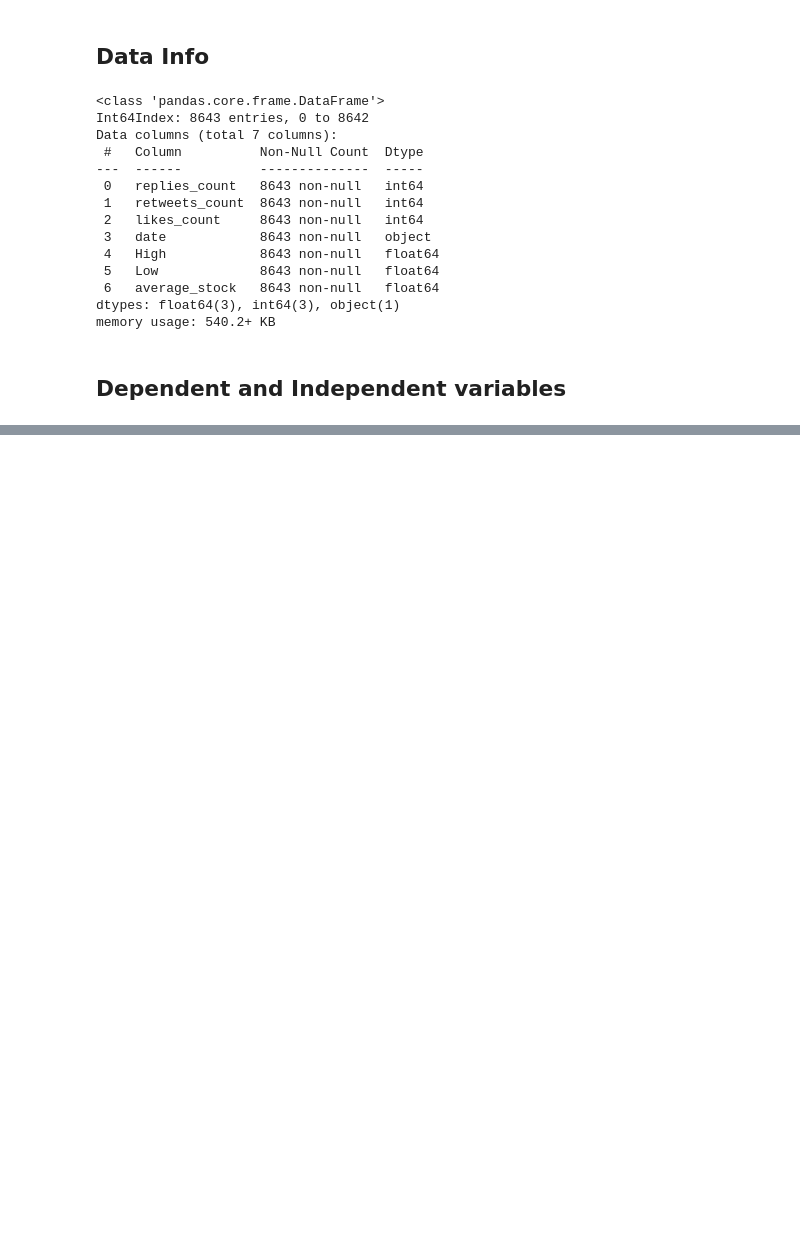
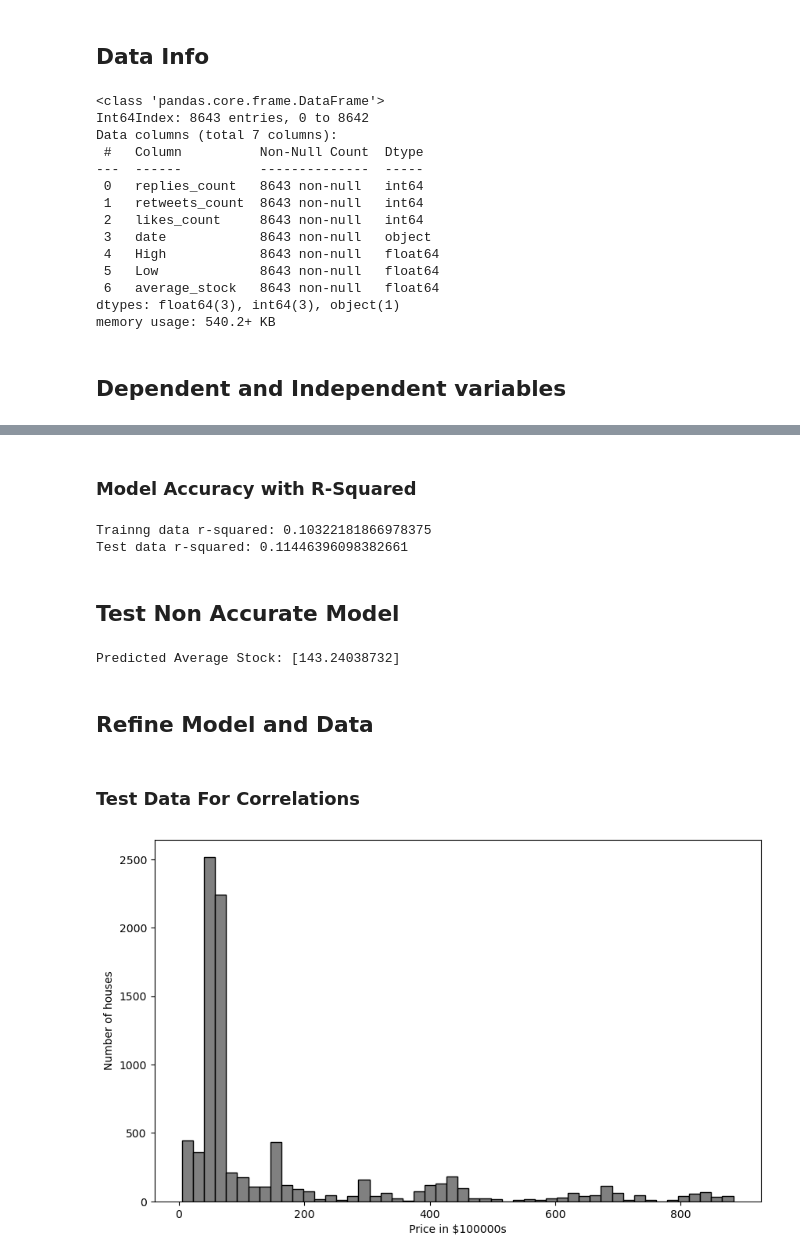
Before and after one commit to epicYellow/ElonMusk-TeslaPrediction, a Jupyter notebook: ElonMusk_TeslaStock_InteractionPrediction.ipynb, the cells around one changed output, grey strips where cells are left out. Saved outputs shown, nothing was run; the diff lists cells and outputs as text; code cells hidden in the pictures; blank space fills up the shorter version.

Commit message:
Data Refinement with Log
Check correlations

```diff
--- a/ElonMusk_TeslaStock_InteractionPrediction.ipynb
+++ b/ElonMusk_TeslaStock_InteractionPrediction.ipynb
@@ -133,0 +171,8 @@ x = DataFrame(data_merged, columns=['replies_count', 'retweets_count', 'likes_co
+# %% [markdown]
+### Model Accuracy with R-Squared
+# %%
+print('Trainng data r-squared:', regr.score(x_train, y_train))
+print('Test data r-squared:', regr.score(x_test, y_test))
+# %% [output]
+Trainng data r-squared: 0.10322181866978375
+Test data r-squared: 0.11446396098382661
@@ -133,0 +181,31 @@ x = DataFrame(data_merged, columns=['replies_count', 'retweets_count', 'likes_co
+# %% [markdown]
+## Test Non Accurate Model
+# %%
+input_tweet = {
+    'replies_count': 107,
+    'retweets_count': 60,
+    'likes_count': 2000,
+}
+
+# Create a DataFrame with the input data
+input_df = pd.DataFrame(input_tweet, index=[0])
+
+
+# Use the model to make a prediction
+predicted_stock = regr.predict(input_df)
+
+print(f'Predicted Average Stock: {predicted_stock[0]}')
+# %% [output]
+Predicted Average Stock: [143.24038732]
+# %% [markdown]
+## Refine Model and Data
+# %% [markdown]
+### Test Data For Correlations
+# %%
+plt.figure(figsize=(10,6))
+plt.hist(data_merged['average_stock'], bins=50, ec='black', color='gray')
+plt.xlabel("Price in $100000s")
+plt.ylabel('Number of houses')
+plt.show()
+# %% [output]
+[figure, added]
```
Also changed, not shown: parts of 14 cells of this notebook, 1 other file.
